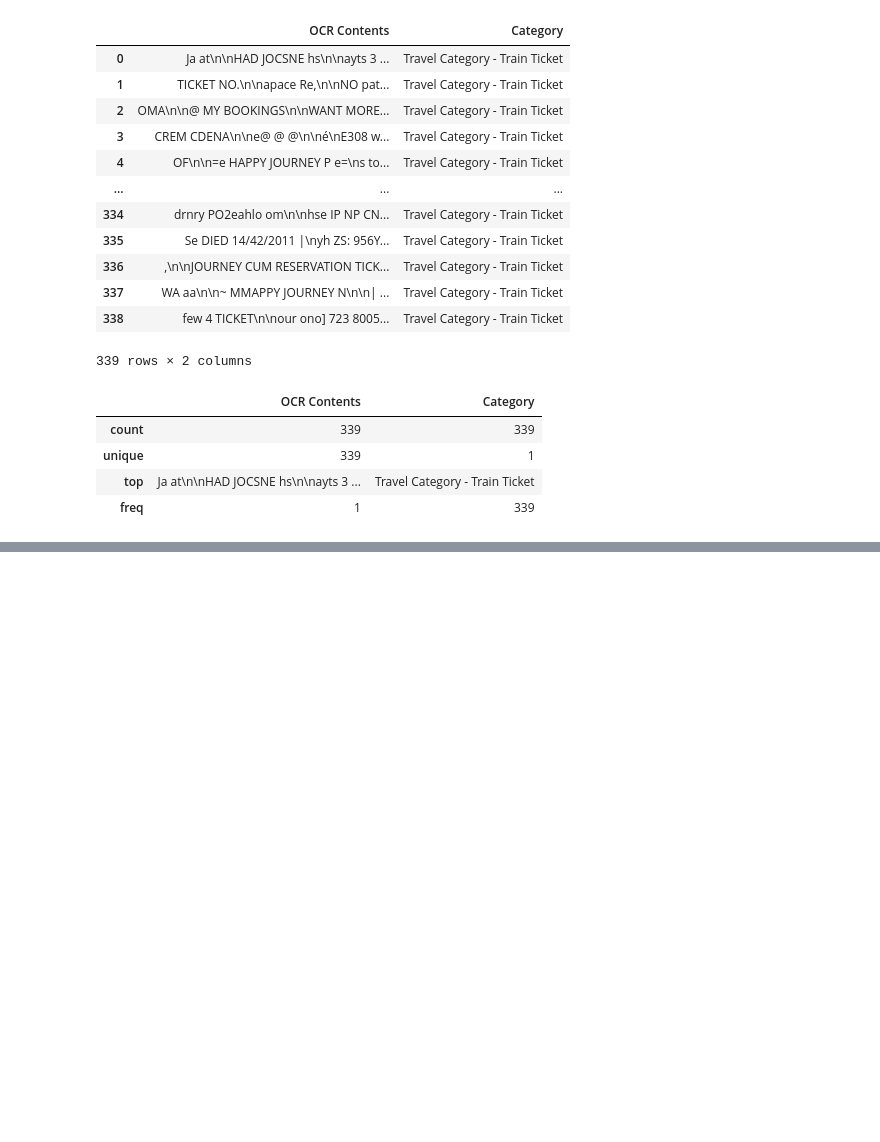
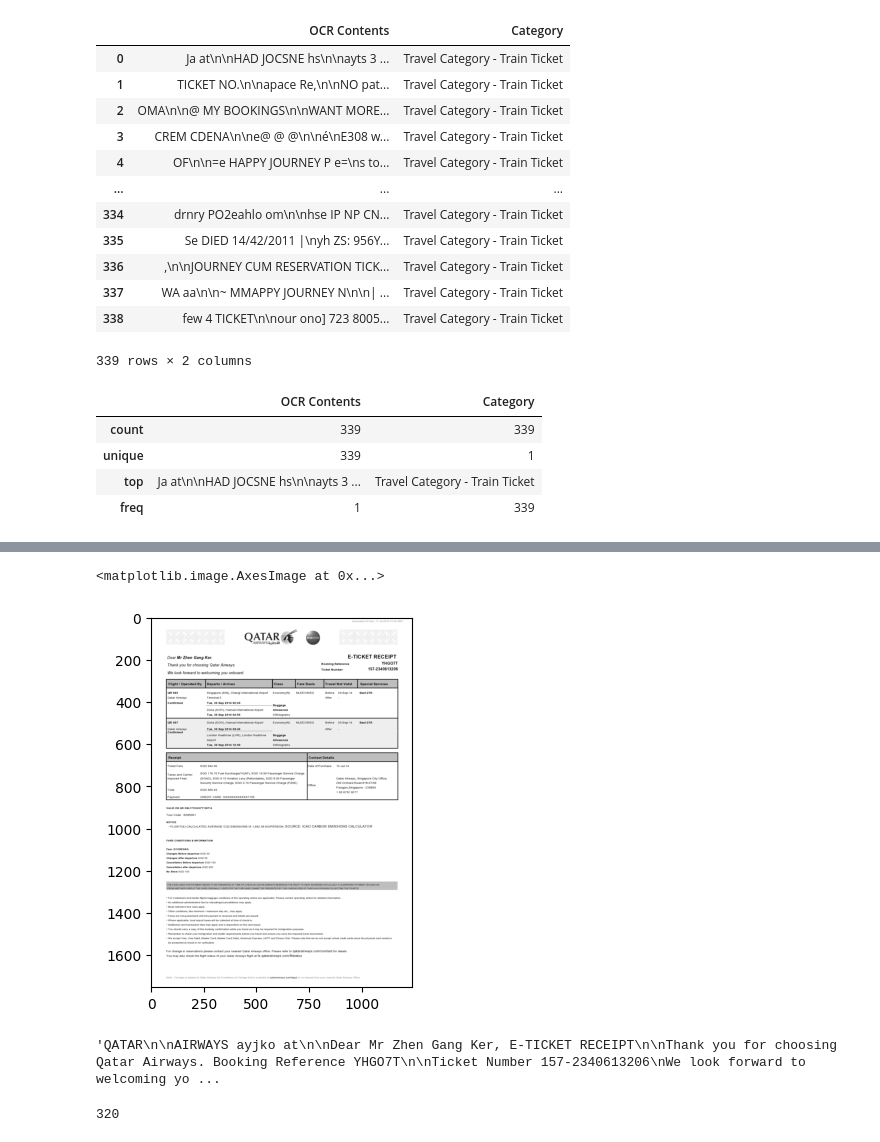
Before and after one commit to Sid-047/LMstuff, a Jupyter notebook: dataStuff/dataSampling/samplingStuff.ipynb, the cells around one changed output, grey strips where cells are left out. Cells and saved outputs as stored; diff of their text form; code cells hidden in the pictures; blank space fills up the shorter version.

Commit message:
Updated flightTicket codeBase

```diff
--- a/dataStuff/dataSampling/samplingStuff.ipynb
+++ b/dataStuff/dataSampling/samplingStuff.ipynb
@@ -369,0 +372,3 @@ jsonData
+# %%
+imgFiles = glob.glob("clsData/flightTickets/*.png")
+imgFiles
@@ -369,0 +393,3 @@ jsonData
+# %%
+imgName = imgFiles[1]
+imgName
@@ -369,0 +398,3 @@ jsonData
+# %%
+img = cv2.imread(imgName, 0)
+img
@@ -369,0 +409,10 @@ jsonData
+# %%
+plt.imshow(img, cmap = "grey")
+# %% [output]
+<matplotlib.image.AxesImage at 0x...>
+[figure, added]
+# %%
+txtOut = pytesseract.image_to_string(img)
+txtOut
+# %% [output]
+'QATAR\n\nAIRWAYS ayjko at\n\nDear Mr Zhen Gang Ker, E-TICKET RECEIPT\n\nThank you for choosing Qatar Airways. Booking Reference YHGO7T\n\nTicket Number 157-2340613206\nWe look forward to welcoming yo ...
@@ -369,0 +425,6 @@ jsonData
+# %%
+ocrList = list(set(ocrList)-{''})
+random.shuffle(ocrList)
+len(ocrList)
+# %% [output]
+320
```
Also changed, not shown: parts of 11 cells of this notebook.
